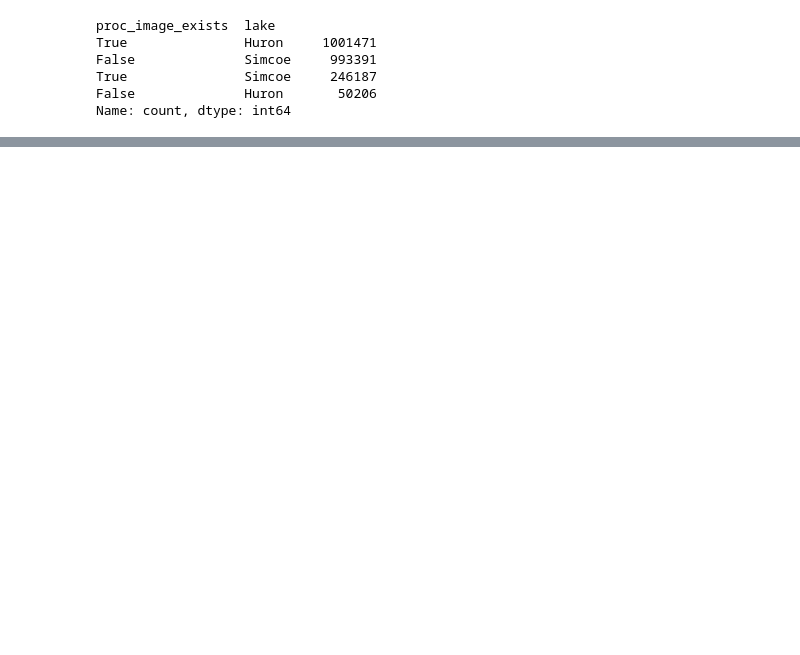
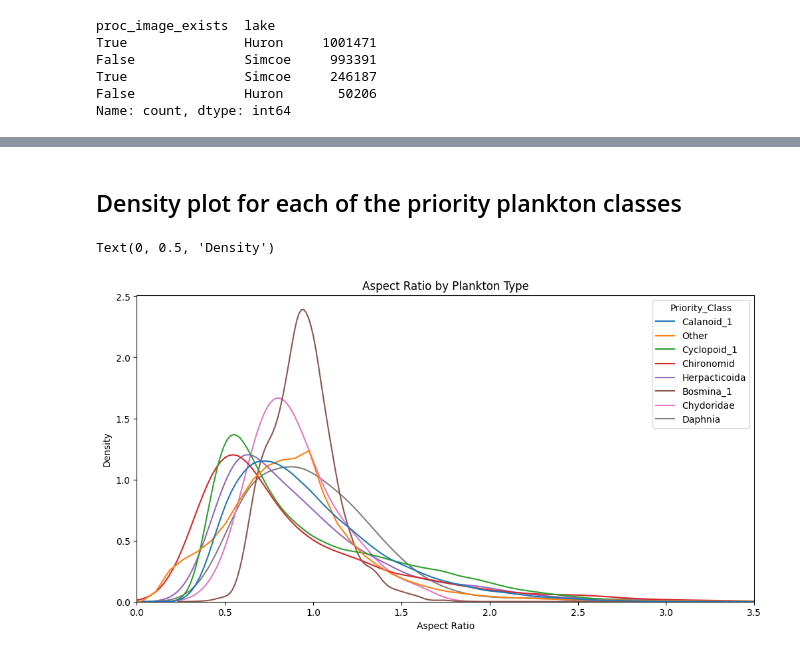
Before and after one commit to Marcus-U/STA2453-Zooplankton, a Jupyter notebook: EDA_v2.ipynb, the cells around one changed output, grey strips where cells are left out. Cells and saved outputs as stored; diff of their text form; code cells hidden in the pictures; blank space fills up the shorter version.

```diff
--- a/EDA_v2.ipynb
+++ b/EDA_v2.ipynb
@@ -90,0 +217,12 @@ plt.show()
+# %% [markdown]
+## Density plot for each of the priority plankton classes
+# %%
+plt.figure(figsize=(12, 6))
+sns.kdeplot(data=filtered_df, x='aspect_ratio', hue='Priority_Class', common_norm=False)
+plt.title(f'Aspect Ratio by Plankton Type')
+plt.xlim((0,3.5))
+plt.xlabel('Aspect Ratio')
+plt.ylabel('Density')
+# %% [output]
+Text(0, 0.5, 'Density')
+[figure, added]
```
Also changed, not shown: parts of 23 cells of this notebook.
